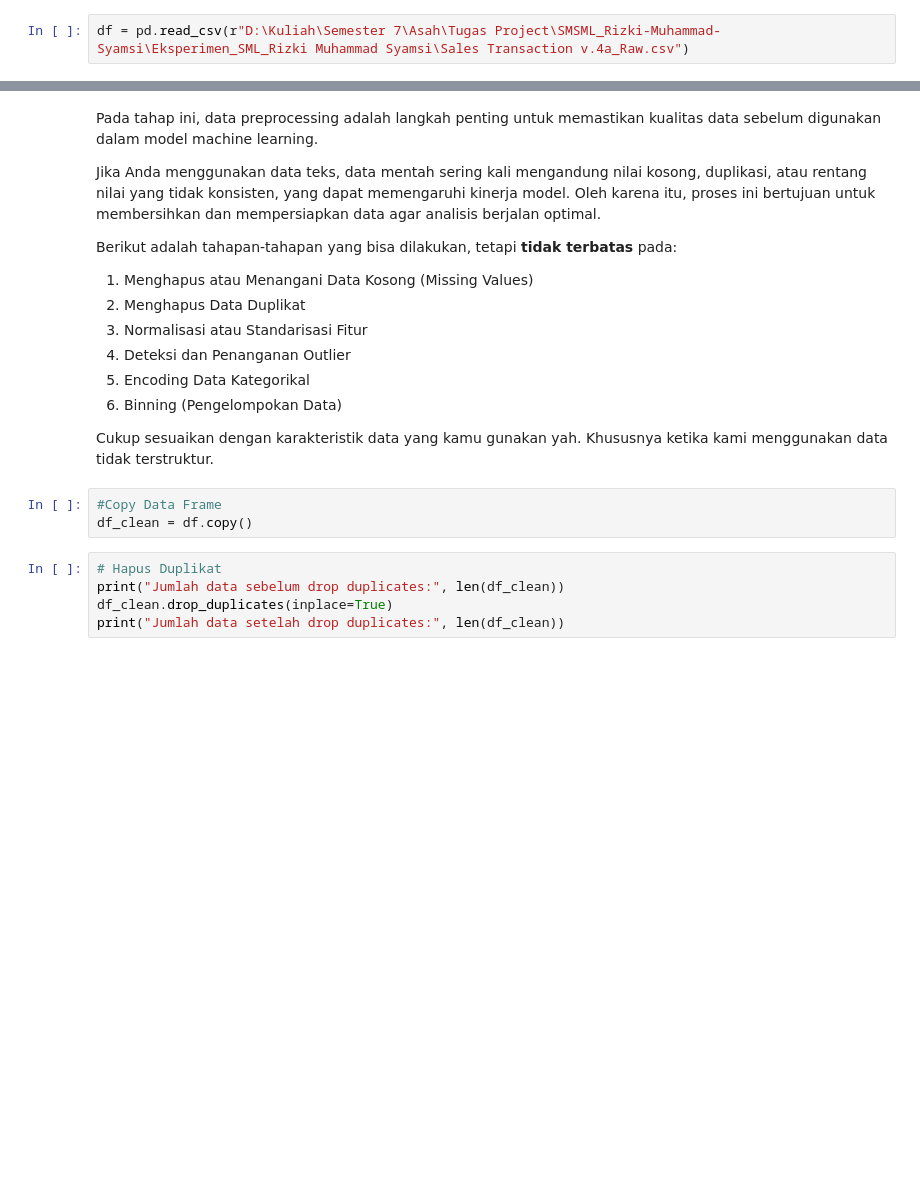
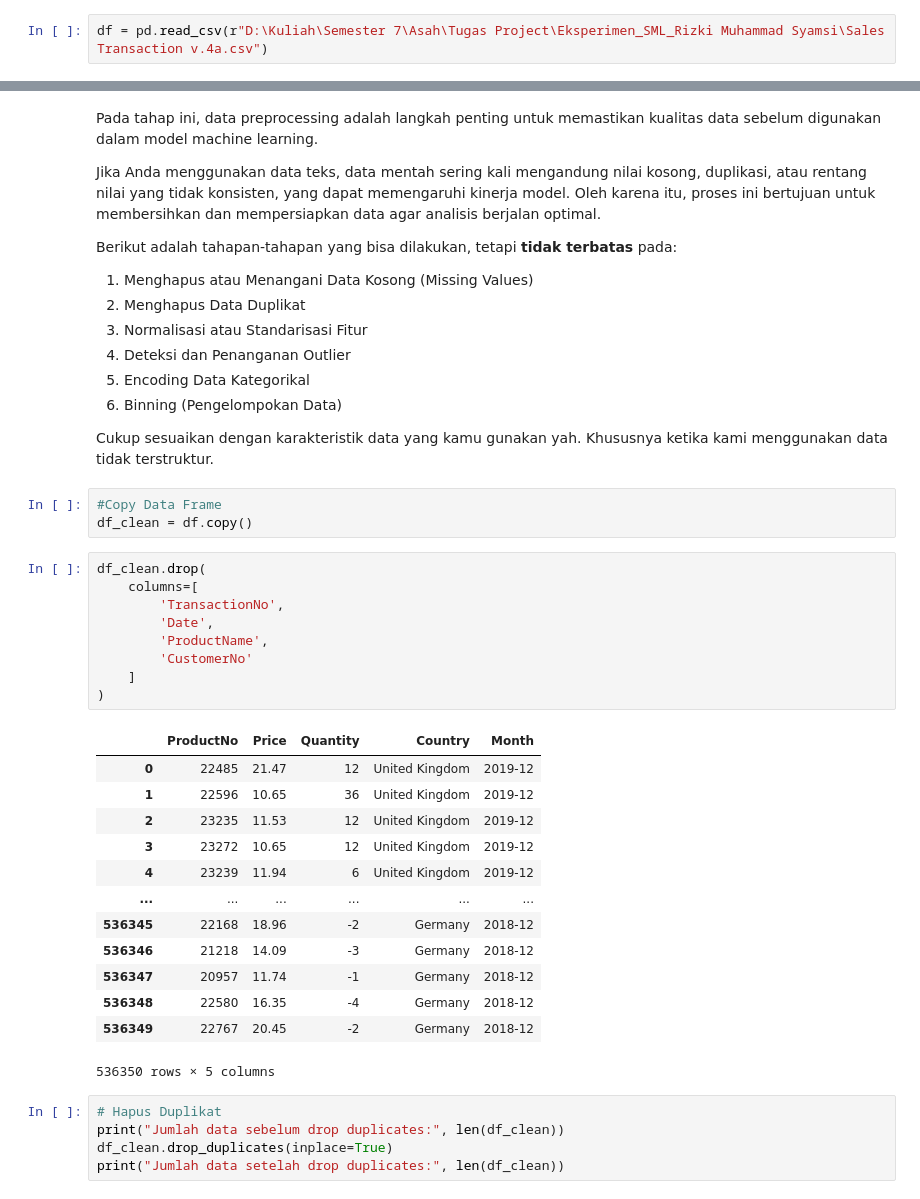
Before and after one commit to RizkiMSyamsi/Eksperimen_SML_Rizki-Muhammad-Syamsi, a Jupyter notebook: preprocessing/Eksperimen_MSML.ipynb, the cells around one changed output, grey strips where cells are left out. Saved outputs shown, nothing was run; the diff lists cells and outputs as text; blank space fills up the shorter version.

```diff
--- a/preprocessing/Eksperimen_MSML.ipynb
+++ b/preprocessing/Eksperimen_MSML.ipynb
@@ -78,5 +76,5 @@ Dataset berhasil dipindahkan ke: D:\Kuliah\Semester 7\Asah\Tugas Project\SMSML_R
 # %%
-df = pd.read_csv(r"D:\Kuliah\Semester 7\Asah\Tugas Project\SMSML_Rizki-Muhammad-Syamsi\Eksperimen_SML_Rizki Muhammad Syamsi\Sales Transaction v.4a_Raw.csv")
+df = pd.read_csv(r"D:\Kuliah\Semester 7\Asah\Tugas Project\Eksperimen_SML_Rizki Muhammad Syamsi\Sales Transaction v.4a.csv")
 # %% [markdown]
 # **4. Exploratory Data Analysis (EDA)**
 
@@ -219,6 +217,29 @@ Cukup sesuaikan dengan karakteristik data yang kamu gunakan yah. Khususnya ketik
 # %%
 #Copy Data Frame
 df_clean = df.copy()
+# %%
+df_clean.drop(
+    columns=[
+        'TransactionNo',
+        'Date',
+        'ProductName',
+        'CustomerNo'
+    ]
+)
+# %% [output]
+|  | ProductNo | Price | Quantity | Country | Month |
+| 0 | 22485 | 21.47 | 12 | United Kingdom | 2019-12 |
+| 1 | 22596 | 10.65 | 36 | United Kingdom | 2019-12 |
+| 2 | 23235 | 11.53 | 12 | United Kingdom | 2019-12 |
+| 3 | 23272 | 10.65 | 12 | United Kingdom | 2019-12 |
+| 4 | 23239 | 11.94 | 6 | United Kingdom | 2019-12 |
+| ... | ... | ... | ... | ... | ... |
+| 536345 | 22168 | 18.96 | -2 | Germany | 2018-12 |
+| 536346 | 21218 | 14.09 | -3 | Germany | 2018-12 |
+| 536347 | 20957 | 11.74 | -1 | Germany | 2018-12 |
+| 536348 | 22580 | 16.35 | -4 | Germany | 2018-12 |
+| 536349 | 22767 | 20.45 | -2 | Germany | 2018-12 |
+536350 rows × 5 columns
 # %%
 # Hapus Duplikat
 print("Jumlah data sebelum drop duplicates:", len(df_clean))
```
Also changed, not shown: parts of 14 cells of this notebook, 2 other files.
